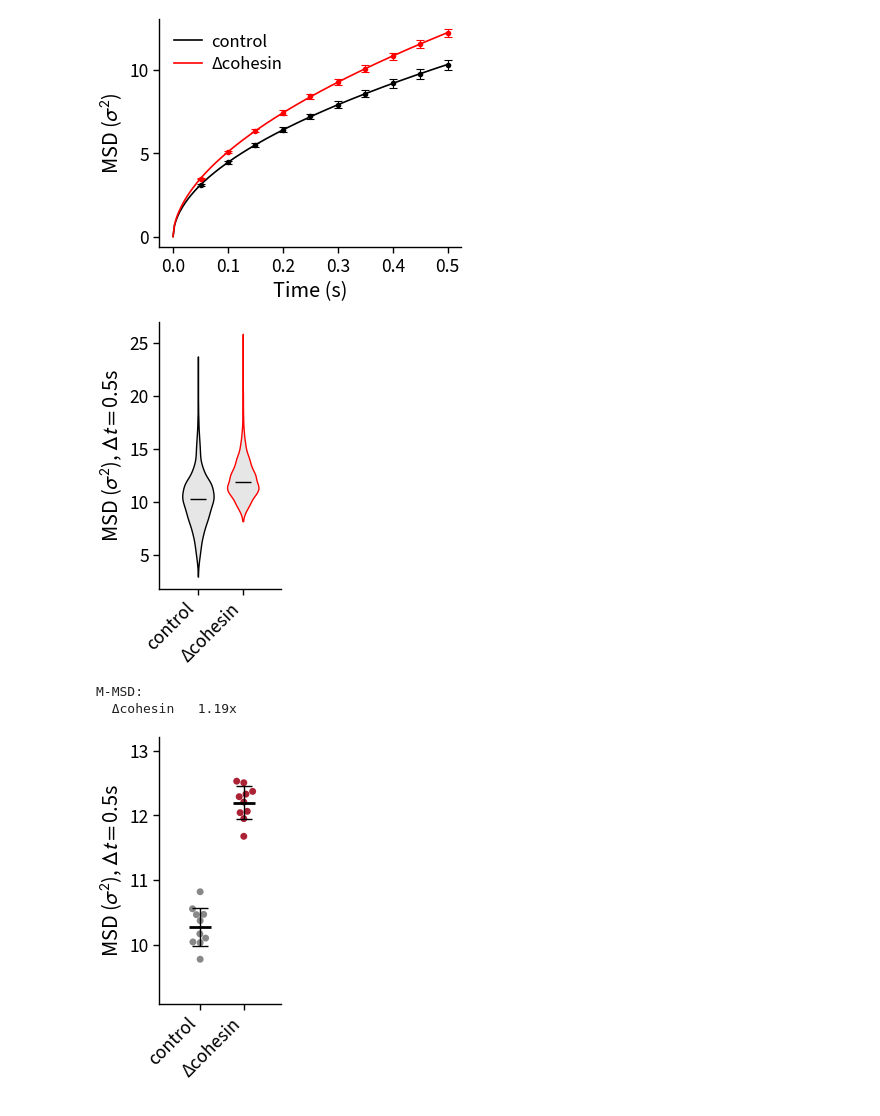
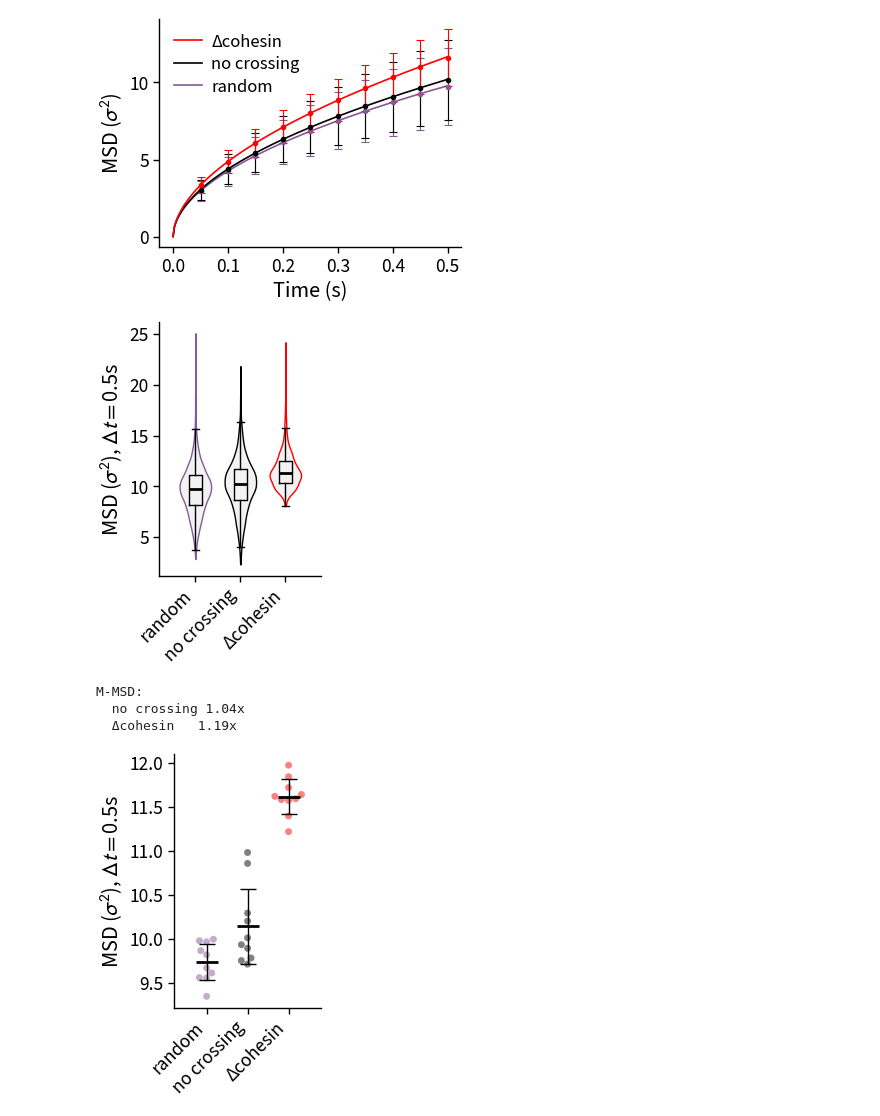
Before and after one commit to snsinfu/cohesin-domain-simulation, a Jupyter notebook: tasks/P1-sampling/compare_metrics.ipynb, the cells around one changed output. Cells and saved outputs as stored; diff of their text form; code cells hidden in the pictures.

```diff
--- a/tasks/P1-sampling/compare_metrics.ipynb
+++ b/tasks/P1-sampling/compare_metrics.ipynb
@@ -64,6 +64,14 @@ task_ids = {
     "42":        "task-42-control",
     "43":        "task-43-control",
     "44-noc":    "task-44-nocohesin",
+    "47":        "task-47-control",
+
+    "48":        "48-control",
+    "49":        "49-control",
+    "50-noc":    "50-nocohesin",
+    "51-ac":     "51-ac",
+    "52-ac":     "52-ac",
+    "53-ac_noc": "53-ac_nocohesin",
 }
 
 @dataclasses.dataclass
@@ -97,8 +105,11 @@ class MSDAnalysis:
     stds: np.ndarray
     alpha: float
     beta: float
+    whole_sample: np.ndarray            # (traj * site, time)
+    replicate_wise_sample: np.ndarray   # (traj, time) site-averaged
 # %%
 reference_lag = 10
+average_across_sites = False
 
 conds_msds = {}
 
@@ -111,8 +122,12 @@ for key, metrics in conds_metrics.items():
 
     site_msds = metrics.site_msds[:, :reference_lag + 1, :]
     lags = np.arange(site_msds.shape[1]) * frame_interval
-    #msd_samples = einops.rearrange(site_msds, "r t s -> (r s) t")
-    msd_samples = site_msds.mean(2)
+
+    if average_across_sites:
+        msd_samples = site_msds.mean(axis=2)
+    else:
+        msd_samples = einops.rearrange(site_msds, "r t s -> (r s) t")
+
     msd_mean = msd_samples.mean(axis=0)
     msd_std = msd_samples.std(axis=0)
 
@@ -233,5 +338,6 @@ Mixing:
 # %%
 fig, ax = plt.subplots(figsize=(1.9, 1.5))
+# fig, ax = plt.subplots(figsize=(2.2, 2.0))
 
 for cond in conditions:
     msd = conds_msds[cond.key]
@@ -260,49 +366,67 @@ ax.set_xticks(np.arange(0, 0.51, 0.1))
 ax.set_xlabel(r"Time (s)")
 ax.set_ylabel(r"MSD ($ \sigma^2 $)")
 
+
+handles, labels = ax.get_legend_handles_labels()
+ax.legend(handles[::-1], labels[::-1])
+
 set_axis(ax, "left bottom")
 
+fig.savefig("_figs/MSD_curve.svg")
+
 pass
 # %% [output]
-[figure, old version]
+[figure, new version]
 # %%
-fig, ax = plt.subplots(figsize=(1.0, 1.8))
+fig, ax = plt.subplots(figsize=(1.2, 1.8))
 
 data = [
     conds_metrics[cond.key].site_msds[:, reference_lag, :].ravel()
     for cond in conditions
 ]
 xs = [cond.offset for cond in conditions]
 
 violins = ax.violinplot(
     data,
     xs,
     widths=0.7,
     showextrema=False,
-    showmedians=True,
+    showmedians=False,
 )
 
 for cond, body in zip(conditions, violins["bodies"]):
-    body.set_facecolor("0.9")
+    body.set_facecolor("0.95")
     body.set_edgecolor(cond.color)
     body.set_alpha(1)
 
-medians = violins["cmedians"]
-medians.set_color("k")
+ax.boxplot(
+    data,
+    positions=xs,
+    showbox=True,
+    showcaps=True,
+    showfliers=False,
+    capprops=dict(linewidth=0.5, color="k"),
+    whiskerprops=dict(linewidth=0.5, color="k"),
+    boxprops=dict(linewidth=0.5, color="k"),
+    medianprops=dict(linewidth=1, color="k"),
+)
 
-ax.set_xmargin(0.3)
 ax.set_xticks(xs)
 ax.set_xticklabels([cond.label for cond in conditions], ha="right", rotation=45)
 ax.set_ylabel(r"MSD ($ \sigma^2 $), $ \Delta t = $0.5s")
 
+ax.set_xlim(0.2, len(conditions) + 0.8)
+
 set_axis(ax, "left bottom")
 
+fig.savefig("_figs/MSD_violin.svg")
+
 pass
 # %% [output]
-[figure, old version]
+[figure, new version]
 # %%
 mean_msds = [
-    conds_metrics[cond.key].site_msds[:, reference_lag, :].mean(1)
+    conds_metrics[cond.key].site_msds[:, reference_lag, :].mean(axis=-1)
     for cond in conditions
 ]
 
@@ -314,13 +438,14 @@ for cond, fc in zip(conditions[1:], mmsd_fcs):
     print("  {:10s} {:.2f}x".format(cond.label, fc))
 # %% [output]
 M-MSD:
+  no crossing 1.04x
   Δcohesin   1.19x
 # %%
-fig, ax = plt.subplots(figsize=(1.0, 1.8))
+fig, ax = plt.subplots(figsize=(1.2, 1.8))
 
 sns.swarmplot(
     {cond.label: msds for cond, msds in zip(conditions, mean_msds)},
-    palette=["#888", "#a23"],
+    palette=[faint_color(cond.color) for cond in conditions],
     size=2.5,
     zorder=1,
     ax=ax,
@@ -336,7 +461,7 @@ ax.errorbar(
     capsize=3,
     capthick=0.5,
     elinewidth=0.5,
-    color="black",
+    color=c,
     zorder=2,
 )
 
@@ -344,13 +469,15 @@ for label_text in ax.get_xticklabels():
     label_text.set_rotation(45)
     label_text.set_horizontalalignment("right")
 
-ax.set_xmargin(0.8)
-ax.set_ymargin(0.25)
 ax.set_ylabel(r"MSD ($ \sigma^2 $), $ \Delta t = $0.5s")
+
+ax.set_xlim(-0.8, len(conditions) - 0.2)
 
 set_axis(ax, "left bottom")
 
+fig.savefig("_figs/MSD_swarm.svg")
+
 pass
 # %% [output]
-[figure, old version]
+[figure, new version]
 # %%
```
Also changed, not shown: parts of 7 cells of this notebook, 14 other files.
